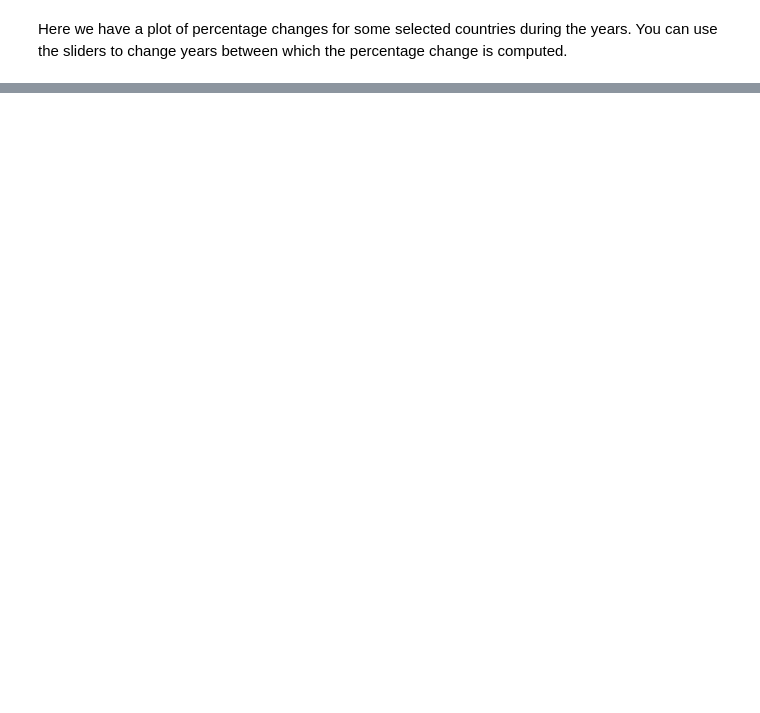
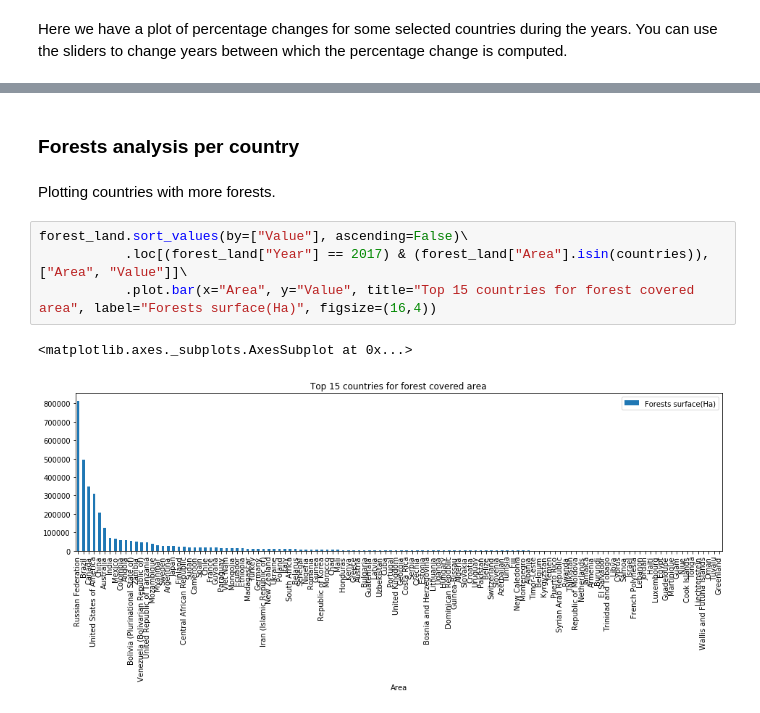
Before and after one commit to caralen/ada-project-faam, a Jupyter notebook: researchBees.ipynb, the cells around one changed output, grey strips where cells are left out. Saved outputs shown, nothing was run; the diff lists cells and outputs as text; blank space fills up the shorter version.

```diff
--- a/researchBees.ipynb
+++ b/researchBees.ipynb
@@ -528,0 +910,11 @@ Here we have a plot of percentage changes for some selected countries during the
+# %% [markdown]
+### Forests analysis per country
+# %% [markdown]
+Plotting countries with more forests.
+# %%
+forest_land.sort_values(by=["Value"], ascending=False)\
+           .loc[(forest_land["Year"] == 2017) & (forest_land["Area"].isin(countries)), ["Area", "Value"]]\
+           .plot.bar(x="Area", y="Value", title="Top 15 countries for forest covered area", label="Forests surface(Ha)", figsize=(16,4))
+# %% [output]
+<matplotlib.axes._subplots.AxesSubplot at 0x...>
+[figure, added]
```
Also changed, not shown: parts of 74 cells of this notebook.
